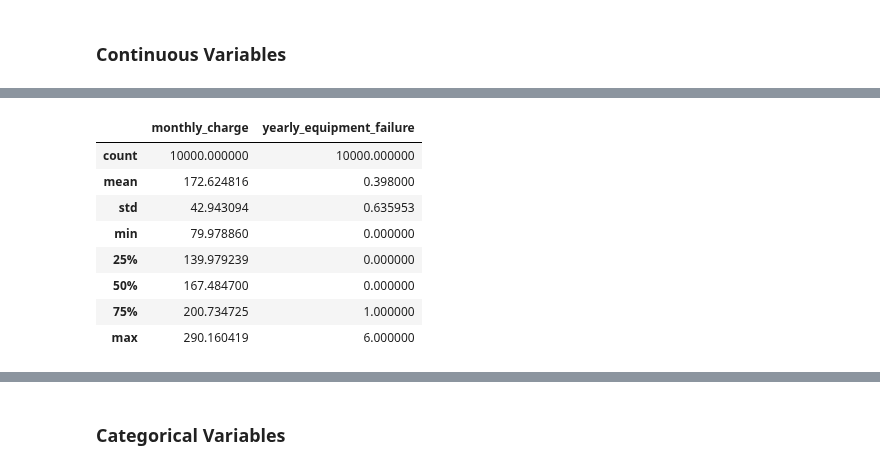
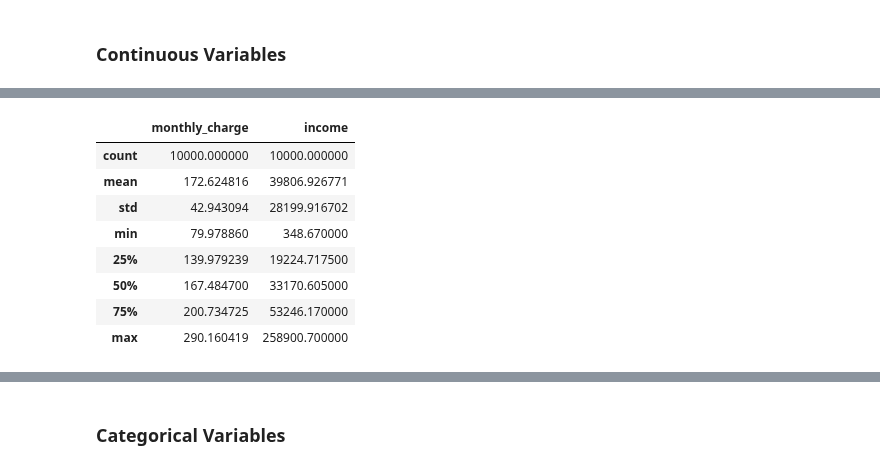
Before and after one commit to smmurdock/WGU-MSDA-DS, a Jupyter notebook: D207/Murdock_Shanay D207 PA Churn.ipynb, the cells around one changed output, grey strips where cells are left out. Cells and saved outputs as stored; diff of their text form; code cells hidden in the pictures.

```diff
--- a/D207/Murdock_Shanay D207 PA Churn.ipynb
+++ b/D207/Murdock_Shanay D207 PA Churn.ipynb
@@ -382,13 +387,13 @@ plt.show();
 # %%
 # Description of Continuous Variables
-df[['monthly_charge', 'yearly_equipment_failure']].describe()
+df[['monthly_charge', 'income']].describe()
 # %% [output]
-|  | monthly_charge | yearly_equipment_failure |
+|  | monthly_charge | income |
 | count | 10000.000000 | 10000.000000 |
-| mean | 172.624816 | 0.398000 |
-| std | 42.943094 | 0.635953 |
-| min | 79.978860 | 0.000000 |
-| 25% | 139.979239 | 0.000000 |
-| 50% | 167.484700 | 0.000000 |
-| 75% | 200.734725 | 1.000000 |
-| max | 290.160419 | 6.000000 |
+| mean | 172.624816 | 39806.926771 |
+| std | 42.943094 | 28199.916702 |
+| min | 79.978860 | 348.670000 |
+| 25% | 139.979239 | 19224.717500 |
+| 50% | 167.484700 | 33170.605000 |
+| 75% | 200.734725 | 53246.170000 |
+| max | 290.160419 | 258900.700000 |
```
Also changed, not shown: parts of 10 cells of this notebook.
